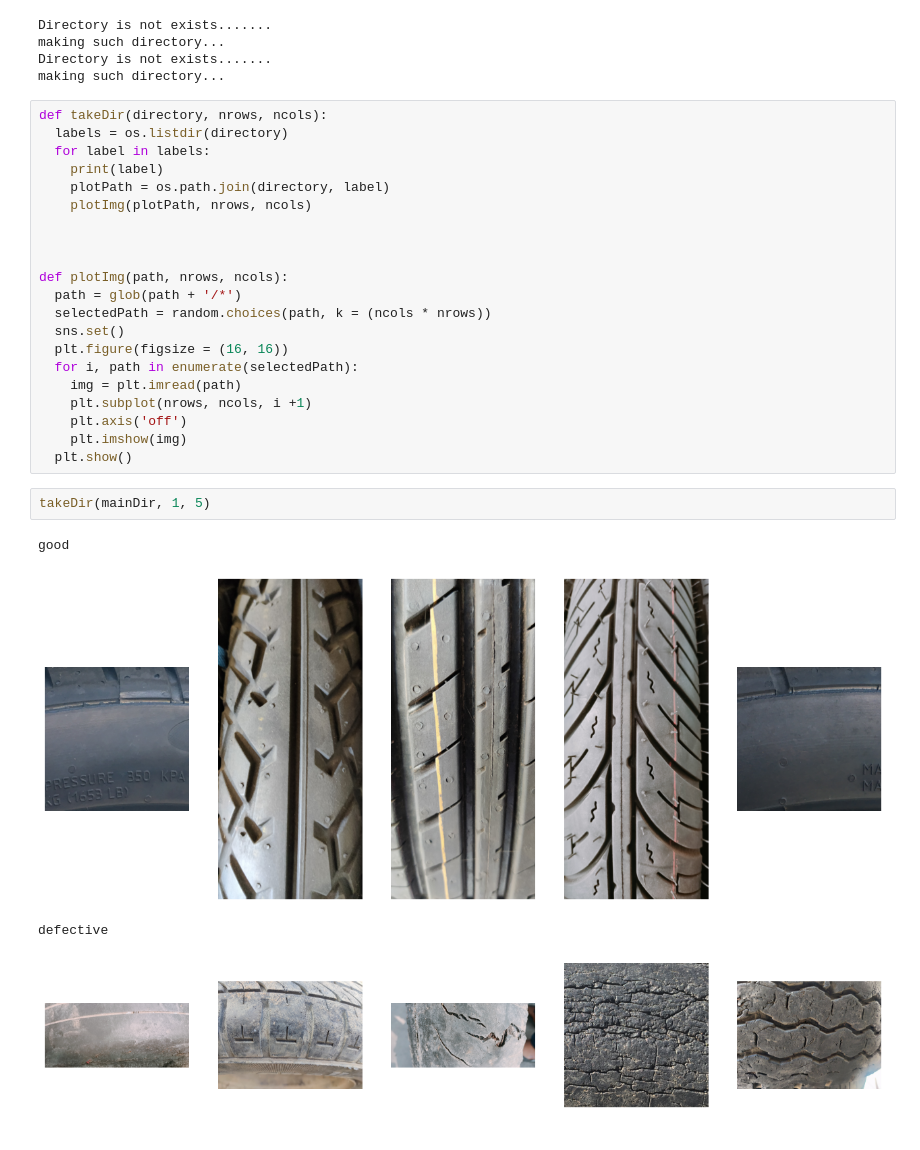
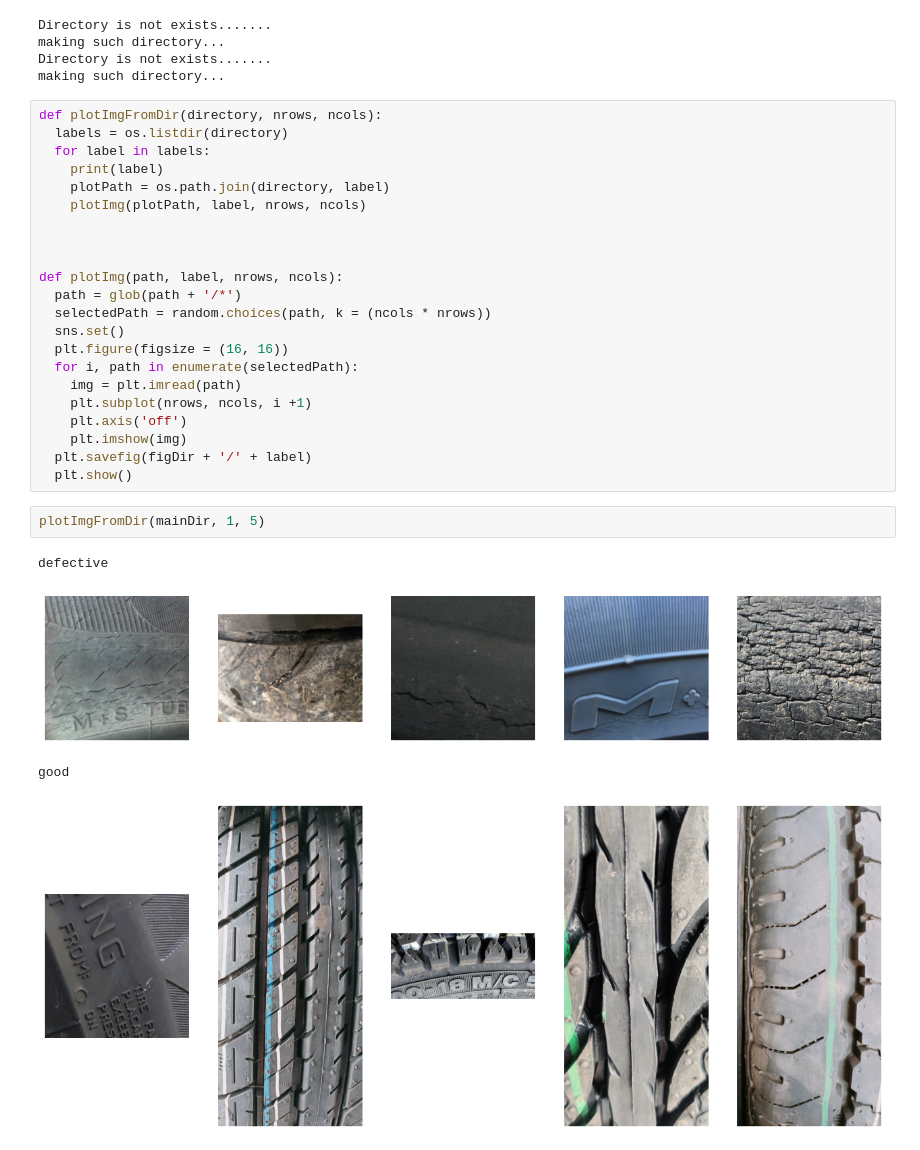
Before and after one commit to pinilDissanayaka/Tyre-Quality-Classification, a Jupyter notebook: Notebooks/Tyre_Quality_Classification.ipynb, the cells around one changed output. Saved outputs shown, nothing was run; the diff lists cells and outputs as text.

```diff
--- a/Notebooks/Tyre_Quality_Classification.ipynb
+++ b/Notebooks/Tyre_Quality_Classification.ipynb
@@ -104,16 +104,16 @@ making such directory...
 Directory is not exists.......
 making such directory...
 # %%
-def takeDir(directory, nrows, ncols):
+def plotImgFromDir(directory, nrows, ncols):
   labels = os.listdir(directory)
   for label in labels:
     print(label)
     plotPath = os.path.join(directory, label)
-    plotImg(plotPath, nrows, ncols)
+    plotImg(plotPath, label, nrows, ncols)
 
 
 
-def plotImg(path, nrows, ncols):
+def plotImg(path, label, nrows, ncols):
   path = glob(path + '/*')
   selectedPath = random.choices(path, k = (ncols * nrows))
   sns.set()
@@ -123,11 +123,12 @@ def plotImg(path, nrows, ncols):
     plt.subplot(nrows, ncols, i +1)
     plt.axis('off')
     plt.imshow(img)
+  plt.savefig(figDir + '/' + label)
   plt.show()
 # %%
-takeDir(mainDir, 1, 5)
+plotImgFromDir(mainDir, 1, 5)
 # %% [output]
-good
+defective
-[figure, old version]
+[figure, new version]
-defective
+good
-[figure, old version]
+[figure, new version]
```
